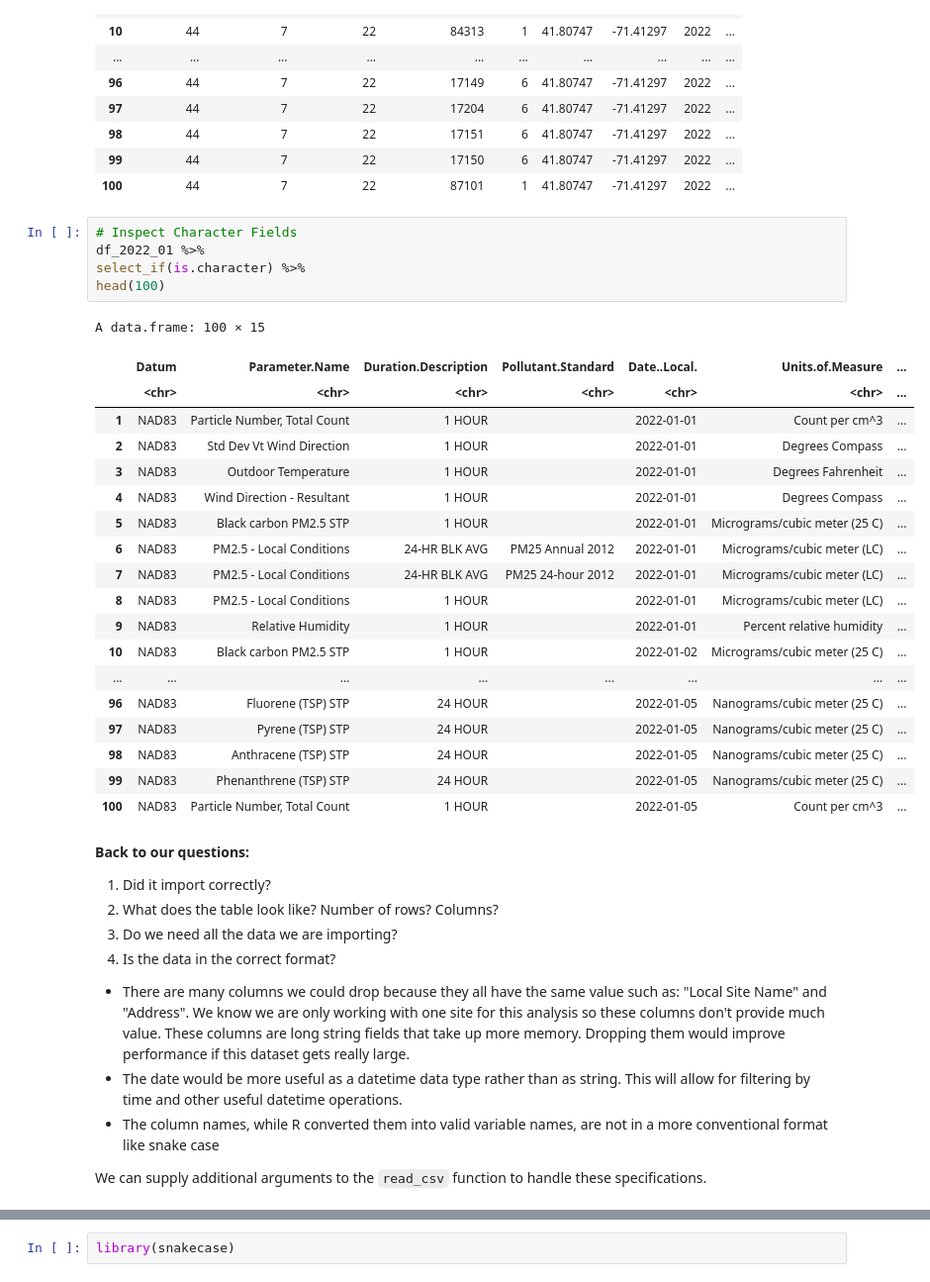
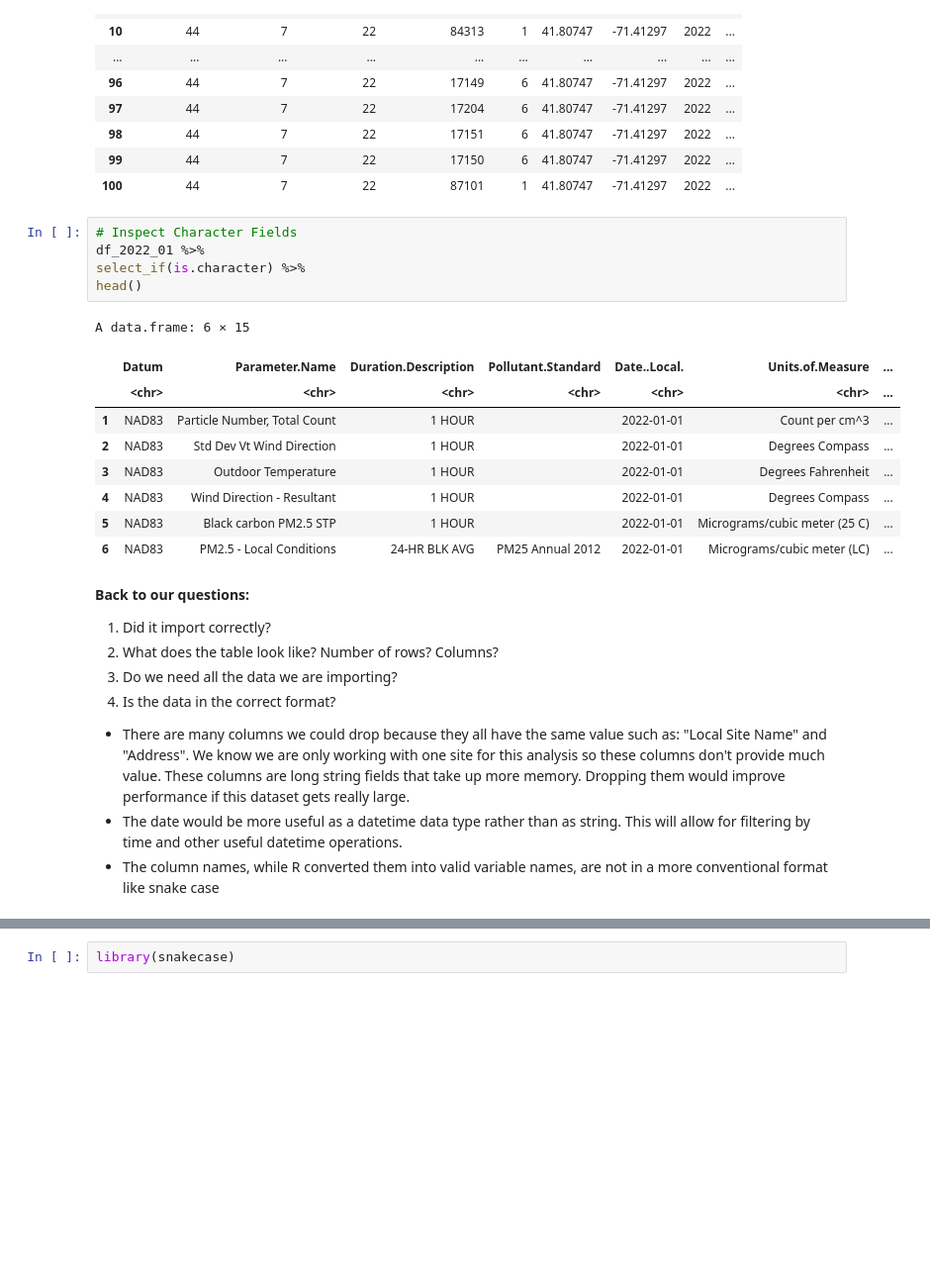
Before and after one commit to MPA-2065-FA24/mpa2065-fall2024, a Jupyter notebook: exploratory_data_analysis/notebooks/1.0-gtd-eda-walkthrough.ipynb, the cells around one changed output, grey strips where cells are left out. Shown at 99% size. Cells and saved outputs as stored; diff of their text form; blank space fills up the shorter version.

```diff
--- a/exploratory_data_analysis/notebooks/1.0-gtd-eda-walkthrough.ipynb
+++ b/exploratory_data_analysis/notebooks/1.0-gtd-eda-walkthrough.ipynb
@@ -263,28 +263,18 @@ A data.frame: 100 × 14
 # %%
 # Inspect Character Fields
 df_2022_01 %>%
 select_if(is.character) %>%
-head(100)
+head()
 # %% [output]
-A data.frame: 100 × 15
+A data.frame: 6 × 15
 |  | Datum | Parameter.Name | Duration.Description | Pollutant.Standard | Date..Local. | Units.of.Measure | ... |
 |  | <chr> | <chr> | <chr> | <chr> | <chr> | <chr> | ... |
 | 1 | NAD83 | Particle Number, Total Count | 1 HOUR |  | 2022-01-01 | Count per cm^3 | ... |
 | 2 | NAD83 | Std Dev Vt Wind Direction | 1 HOUR |  | 2022-01-01 | Degrees Compass | ... |
 | 3 | NAD83 | Outdoor Temperature | 1 HOUR |  | 2022-01-01 | Degrees Fahrenheit | ... |
 | 4 | NAD83 | Wind Direction - Resultant | 1 HOUR |  | 2022-01-01 | Degrees Compass | ... |
 | 5 | NAD83 | Black carbon PM2.5 STP | 1 HOUR |  | 2022-01-01 | Micrograms/cubic meter (25 C) | ... |
 | 6 | NAD83 | PM2.5 - Local Conditions | 24-HR BLK AVG | PM25 Annual 2012 | 2022-01-01 | Micrograms/cubic meter (LC) | ... |
-| 7 | NAD83 | PM2.5 - Local Conditions | 24-HR BLK AVG | PM25 24-hour 2012 | 2022-01-01 | Micrograms/cubic meter (LC) | ... |
-| 8 | NAD83 | PM2.5 - Local Conditions | 1 HOUR |  | 2022-01-01 | Micrograms/cubic meter (LC) | ... |
-| 9 | NAD83 | Relative Humidity | 1 HOUR |  | 2022-01-01 | Percent relative humidity | ... |
-| 10 | NAD83 | Black carbon PM2.5 STP | 1 HOUR |  | 2022-01-02 | Micrograms/cubic meter (25 C) | ... |
-| ... | ... | ... | ... | ... | ... | ... | ... |
-| 96 | NAD83 | Fluorene (TSP) STP | 24 HOUR |  | 2022-01-05 | Nanograms/cubic meter (25 C) | ... |
-| 97 | NAD83 | Pyrene (TSP) STP | 24 HOUR |  | 2022-01-05 | Nanograms/cubic meter (25 C) | ... |
-| 98 | NAD83 | Anthracene (TSP) STP | 24 HOUR |  | 2022-01-05 | Nanograms/cubic meter (25 C) | ... |
-| 99 | NAD83 | Phenanthrene (TSP) STP | 24 HOUR |  | 2022-01-05 | Nanograms/cubic meter (25 C) | ... |
-| 100 | NAD83 | Particle Number, Total Count | 1 HOUR |  | 2022-01-05 | Count per cm^3 | ... |
 # %% [markdown]
 **Back to our questions:**
 
@@ -296,6 +286,4 @@ A data.frame: 100 × 15
 * There are many columns we could drop because they all have the same value such as: "Local Site Name" and "Address". We know we are only working with one site for this analysis so these columns don't provide much value. These columns are long string fields that take up more memory. Dropping them would improve performance if this dataset gets really large.
 * The date would be more useful as a datetime data type rather than as string. This will allow for filtering by time and other useful datetime operations.
 * The column names, while R converted them into valid variable names, are not in a more conventional format like snake case
-
-We can supply additional arguments to the `read_csv` function to handle these specifications.
 # %%
```
Also changed, not shown: parts of 30 cells of this notebook.
